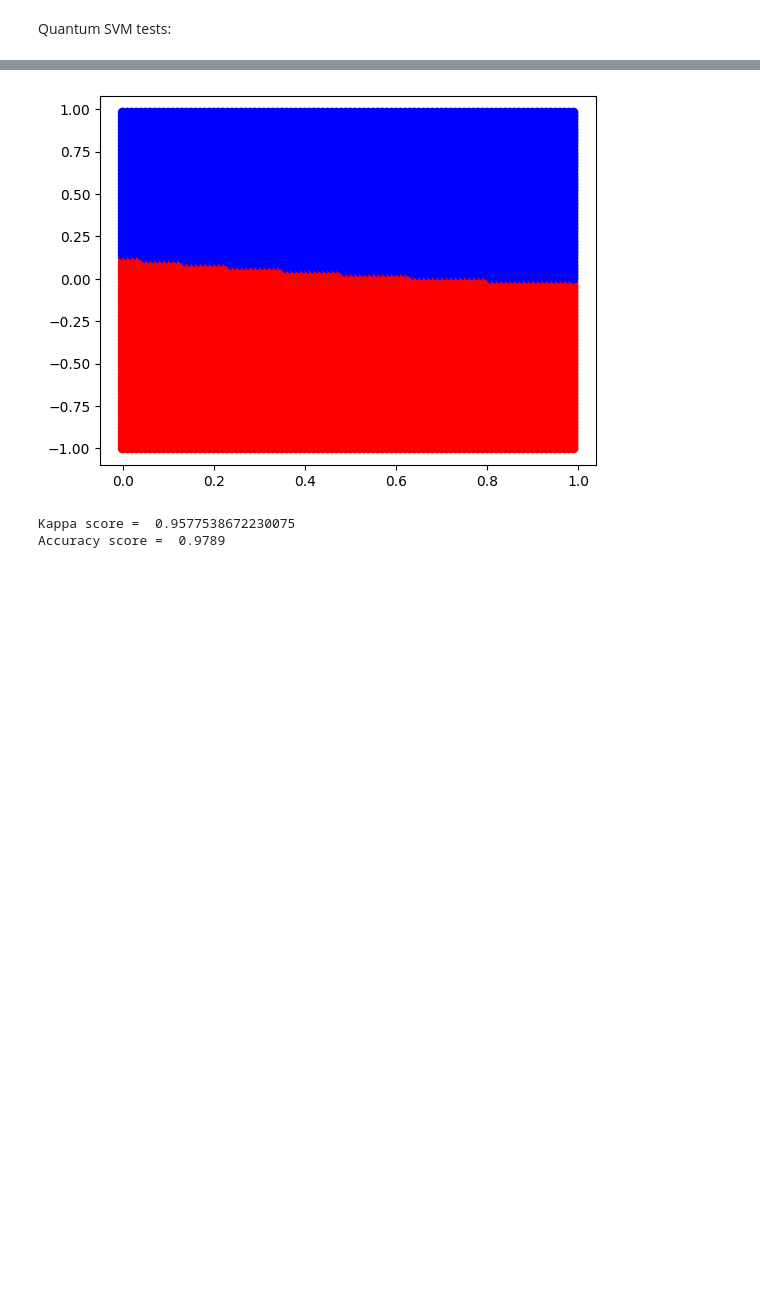
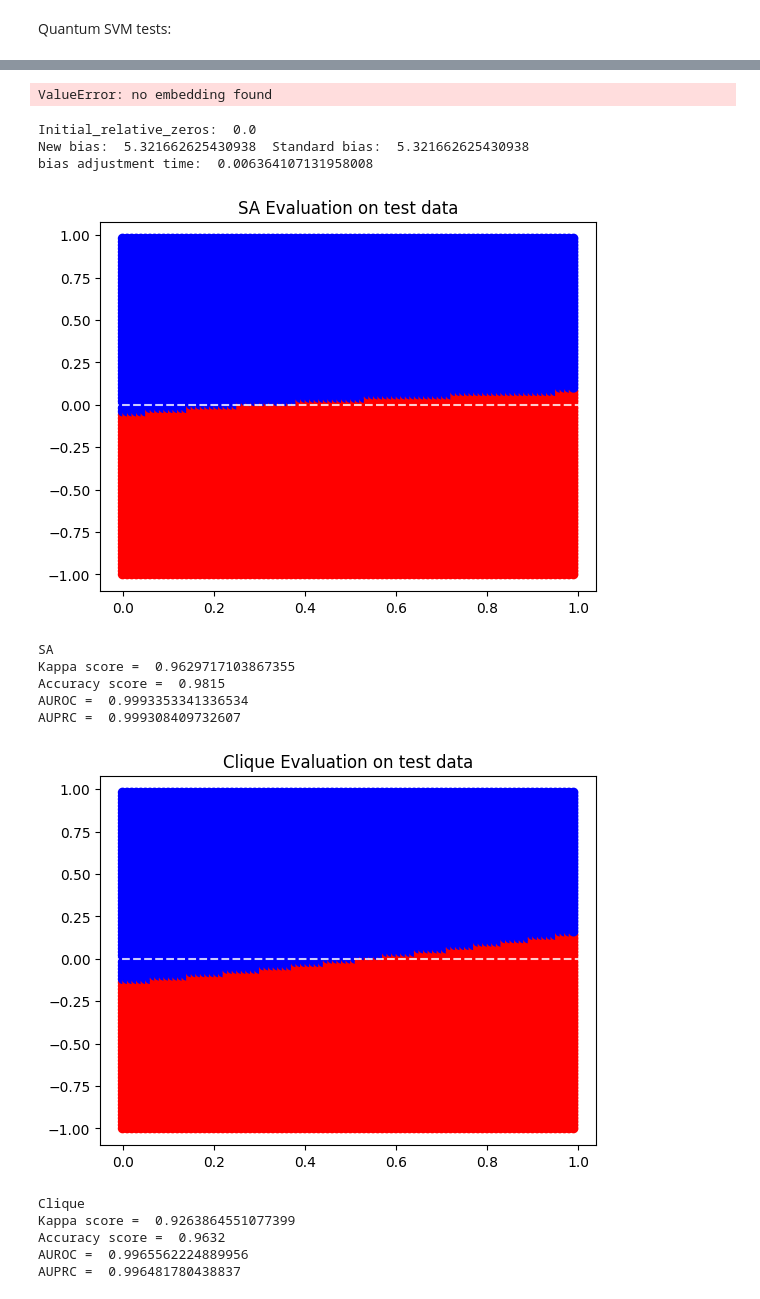
Before and after one commit to oliverszal/CML_benchmarks, a Jupyter notebook: SVM.ipynb, the cells around one changed output, grey strips where cells are left out. Drawn from its saved outputs; the diff is of its cells as text; code cells hidden in the pictures; blank space fills up the shorter version.

Commit message:
alot of new features, like being able to reduce the number of connections by a cutoff value

```diff
--- a/SVM.ipynb
+++ b/SVM.ipynb
@@ -10,13 +10,13 @@ import neal
 import dimod
 import sklearn.metrics as skm
 
-from dwave.system import DWaveSampler, EmbeddingComposite, FixedEmbeddingComposite
+from dwave.system import DWaveSampler, EmbeddingComposite, AutoEmbeddingComposite, CutOffComposite
 from dwave.system import DWaveCliqueSampler
 from dwave.system import LeapHybridCQMSampler
 
-# automatically generated embedding:
-# sampler = EmbeddingComposite(DWaveSampler(token=dwave_token.value))
-# clique_sampler = DWaveCliqueSampler(token=dwave_token.value)
+# DWave_sampler = EmbeddingComposite(DWaveSampler(token=dwave_token.value))
+DWave_sampler = AutoEmbeddingComposite(DWaveSampler(token=dwave_token.value))
+clique_sampler = DWaveCliqueSampler(token=dwave_token.value)
 hybrid_sampler = LeapHybridCQMSampler(token=dwave_token.value)
 simulated_sampler = neal.SimulatedAnnealingSampler()
 # %% [output]
@@ -287,0 +404,3 @@ Best objective:  -82.42274971631898
+# %%
+objectives, alphas, fs = qSVM(vectors, labels, base=base, num_encoding=num_encoding, penalty=penalty, kernel=kernel, solver='SA', shots=100, time_limit=0, samples=20, adjust_bias=True)
+f = fs[0]
@@ -287,0 +410,3 @@ Best objective:  -82.42274971631898
+# %%
+objectives2, alphas2, gs = qSVM(vectors, labels, base=base, num_encoding=num_encoding, penalty=penalty, kernel=kernel, solver='clique', shots=100, time_limit=0, samples=20, adjust_bias=True)
+g = gs[0]
@@ -288,11 +415,58 @@ Best objective:  -82.42274971631898
+# %%
+objectives3, alphas3, hs = qSVM(vectors, labels, base=base, num_encoding=num_encoding, penalty=penalty, kernel=kernel, solver='sampler', shots=100, time_limit=0, samples=20, adjust_bias=True)
+h = hs[0]
+# %% [output]
+ValueError: no embedding found
+# %%
+objectives4, alphas4, ks = qSVM(vectors, labels, base=base, num_encoding=num_encoding, penalty=penalty, kernel=kernel, solver=0.2, shots=100, time_limit=0, samples=20, adjust_bias=True)
+k = ks[0]
+# %% [output]
+Initial_relative_zeros:  0.0
+New bias:  5.321662625430938  Standard bias:  5.321662625430938
+bias adjustment time:  0.006364107131958008
 # %%
 M = 100
 x, y = (np.array([[i]*M for i in range(M)])/M).flatten(), 2*np.array(list(range(M))*M)/M - 1
+test_vectors = [(x[i],y[i]) for i in range(len(x))]
+test_labels = [2*int(y[i]>0)-1 for i in range(len(x))]
+
 plt.scatter(x,y, c=['blue' if f((x[i],y[i])) > 0 else 'red' if f((x[i],y[i])) < 0 else 'black 'for i in range(M*M)])
+plt.title('SA Evaluation on test data')
+ax = plt.gca()
+ax.axhline(y=0, c='white', alpha=0.8, linestyle='--') # origin axis line
 plt.show()
-print('Kappa score = ', kappa(f, [(x[i],y[i]) for i in range(len(x))], [2*int(y[i]>0)-1 for i in range(len(x))]))
-print('Accuracy score = ', accuracy(f, [(x[i],y[i]) for i in range(len(x))], [2*int(y[i]>0)-1 for i in range(len(x))]))
+print_measures(f, test_vectors, test_labels, 'SA')
+
+plt.scatter(x,y, c=['blue' if g((x[i],y[i])) > 0 else 'red' if g((x[i],y[i])) < 0 else 'black 'for i in range(M*M)])
+plt.title('Clique Evaluation on test data')
+ax = plt.gca()
+ax.axhline(y=0, c='white', alpha=0.8, linestyle='--') # origin axis line
+plt.show()
+print_measures(g, test_vectors, test_labels, 'Clique')
+
+plt.scatter(x,y, c=['blue' if h((x[i],y[i])) > 0 else 'red' if h((x[i],y[i])) < 0 else 'black 'for i in range(M*M)])
+plt.title('DWaveSampler Evaluation on test data')
+ax = plt.gca()
+ax.axhline(y=0, c='white', alpha=0.8, linestyle='--') # origin axis line
+plt.show()
+print_measures(h, test_vectors, test_labels, 'DWaveSampler')
+
+plt.scatter(x,y, c=['blue' if h((x[i],y[i])) > 0 else 'red' if h((x[i],y[i])) < 0 else 'black 'for i in range(M*M)])
+plt.title('DWaveSampler Evaluation with values set to zero on test data')
+ax = plt.gca()
+ax.axhline(y=0, c='white', alpha=0.8, linestyle='--') # origin axis line
+plt.show()
+print_measures(h, test_vectors, test_labels, 'DWaveSampler with values set to zero')
 # %% [output]
-[figure, old version]
+[figure, new version]
-Kappa score =  0.9577538672230075
-Accuracy score =  0.9789
+SA
+Kappa score =  0.9629717103867355
+Accuracy score =  0.9815
+AUROC =  0.9993353341336534
+AUPRC =  0.999308409732607
+[figure, added]
+Clique
+Kappa score =  0.9263864551077399
+Accuracy score =  0.9632
+AUROC =  0.9965562224889956
+AUPRC =  0.996481780438837
```
Also changed, not shown: parts of 25 cells of this notebook.
